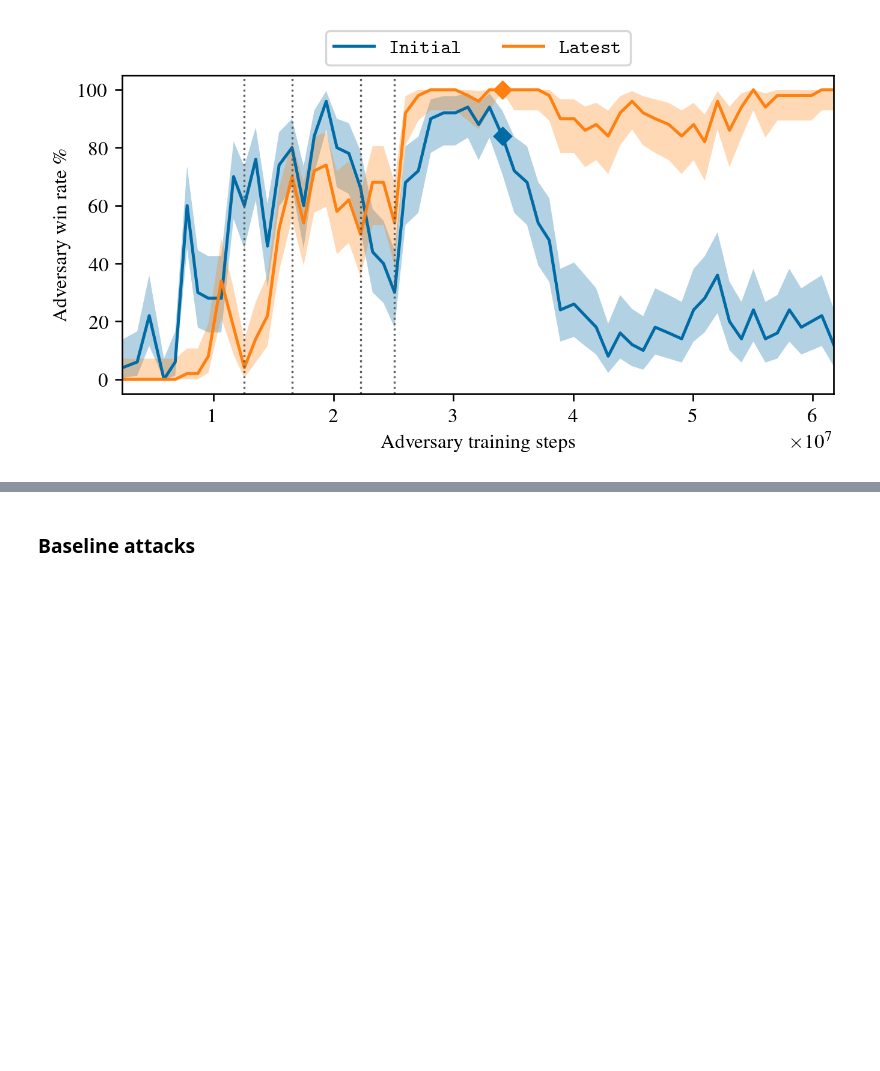
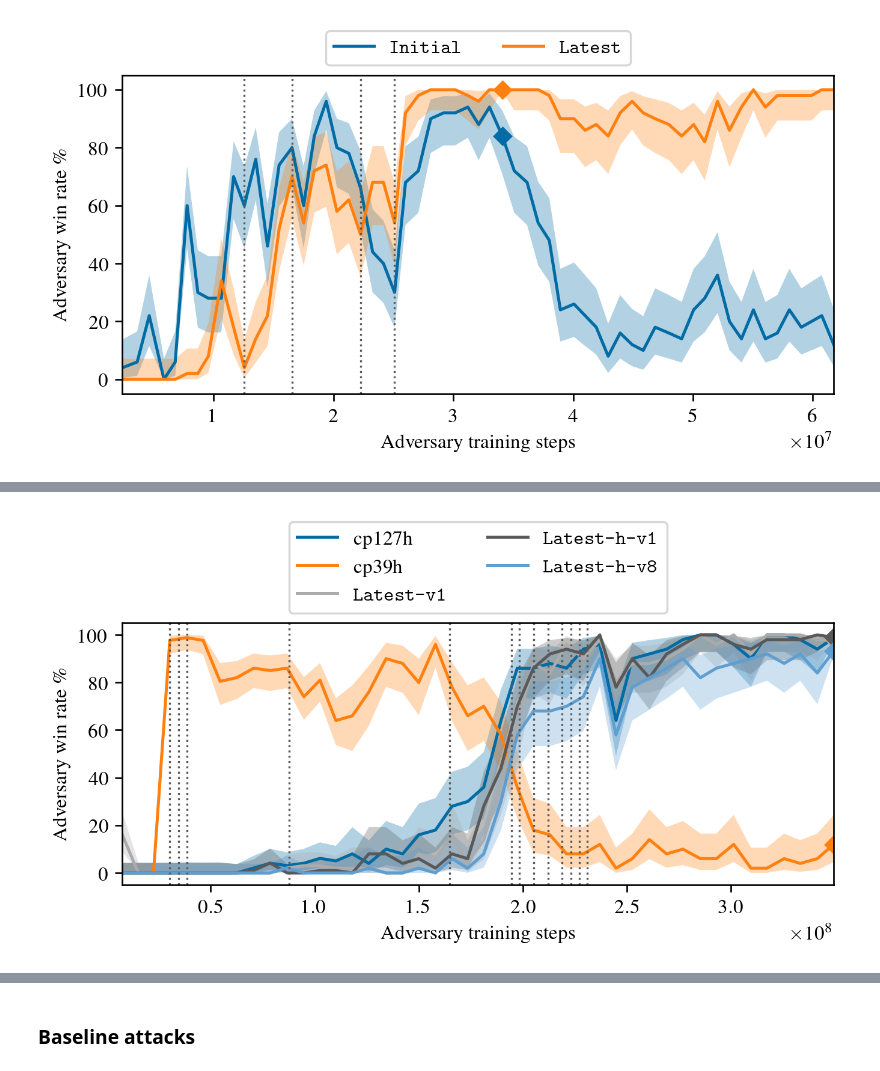
Before and after one commit to AlignmentResearch/KataGoVisualizer, a Jupyter notebook: notebooks/notebooks/iclr2022/plots.ipynb, the cells around one changed output, grey strips where cells are left out. Saved outputs shown, nothing was run; the diff lists cells and outputs as text; code cells hidden in the pictures; blank space fills up the shorter version.

```diff
--- a/notebooks/notebooks/iclr2022/plots.ipynb
+++ b/notebooks/notebooks/iclr2022/plots.ipynb
@@ -877,3 +880,16 @@ plt.legend(loc="lower center", bbox_to_anchor=(0.5, 1.0), ncols=2, fancybox=True
 plt.savefig("adv-training.pgf", backend="pgf")
 # %% [output]
 [figure]
+# %%
+# note(tomtseng): this should be
+# /nas/ucb/k8/go-attack/match/ttseng-hard-adv-checkpoint-sweep-20221108
+# but I'm running this locally
+sgf_paths = game_info.find_sgf_files(
+    pathlib.Path("/Users/t/code/far/data/ttseng-hard-adv-checkpoint-sweep-20221108")
+)
+game_infos = list(game_info.read_and_parse_all_files(sgf_paths, fast_parse=True))
+df = pd.DataFrame(game_infos)
+
+df19 = df.loc[df.board_size == 19]
+df19["adv_win_perc"] = df.adv_win * 100
+len(df), len(df19)
@@ -879,0 +902,75 @@ plt.savefig("adv-training.pgf", backend="pgf")
+# %%
+victim_name_to_plot_label = {
+    'cp39h-v1': "cp39h",
+    'cp127h-v1': "cp127h",
+    'cp505-v1': r"\texttt{Latest-v1}",
+    'cp505h-v1': r"\texttt{Latest-h-v1}",
+    'cp505h-v8': r"\texttt{Latest-h-v8}",
+}
+
+colors = plt.rcParams["axes.prop_cycle"].by_key()["color"]
+fig, axs = plt.subplots(1, 1, constrained_layout=True, figsize=(5.50107, 3), dpi=240)
+
+plt.subplot(1, 1, 1)
+ALPHA = 0.05
+for i, name in enumerate(sorted(df19.victim_name.unique())):
+    victim_df = df19[df19.victim_name == name]
+    ax = (
+        victim_df
+        .groupby("adv_steps")
+        .mean(True)
+        .adv_win_perc.plot(label=victim_name_to_plot_label[name])
+    )
+
+    df_confint = victim_df.groupby("adv_steps").mean(True)
+    conf_df = df_confint.apply(
+        lambda x: proportion_confint(
+            len(victim_df[(victim_df.adv_steps == x.name) & (victim_df.adv_win)]),
+            len(victim_df[victim_df.adv_steps == int(x.name)]),
+            alpha=ALPHA,
+            method="beta",
+        ),
+        axis=1,
+        result_type="expand",
+    )
+    plt.fill_between(df_confint.index, conf_df[0] * 100, conf_df[1] * 100, alpha=0.3)
+    adv_pt = 349284096
+    plt.plot(
+        adv_pt,
+        victim_df
+        .groupby("adv_steps")
+        .mean(True)
+        .adv_win_perc.loc[adv_pt]
+        .item(),
+        "D",
+        color=colors[i],
+    )
+
+
+VICTIM_RANGES = {
+     'victim-kata1-b6c96-s45189632-d6589032-v1.0': (0.0, 30365184.0),
+     'victim-kata1-b6c96-s69427456-d10051148-v1.0': (30365184.0, 34502144.0),
+     'victim-kata1-b6c96-s175395328-d26788732-v1.0': (34502144.0, 38566400.0),
+     'victim-kata1-b10c128-s197428736-d67404019-v1.0': (38566400.0, 87698176.0),
+     'victim-kata1-b15c192-s497233664-d149638345-v1.0': (87698176.0, 164908288.0),
+     'victim-kata1-b20c256x2-s5303129600-d1228401921-v1.0': (164908288.0, 194422784.0),
+     'victim-kata1-b40c256-s5867950848-d1413392747-v1.0': (194422784.0, 198203136.0),
+     'victim-kata1-b40c256-s7455877888-d1808582493-v1.0': (198203136.0, 205049600.0),
+     'victim-kata1-b40c256-s9738904320-d2372933741-v1.0': (205049600.0, 212038912.0),
+     'victim-kata1-b40c256-s11101799168-d2715431527-v1.0': (212038912.0, 218883584.0),
+     'victim-kata1-b40c256-s11840935168-d2898845681-v1.0': (218883584.0, 223021824.0),
+     'victim-kata1-b40c256-s11840935168-d2898845681-v2.0': (227013120.0, 227013120.0),
+     'victim-kata1-b40c256-s11840935168-d2898845681-v4.0': (227013120.0, 230932992.0),
+     'victim-kata1-b40c256-s11840935168-d2898845681-v8.0': (230932992.0, None)
+}
+for _, xc in list(VICTIM_RANGES.values())[:-1]:
+    plt.axvline(x=xc, ls=":", lw=1, color=colors[3])
+
+plt.ylabel(r"Adversary win rate \%")
+plt.xlabel("Adversary training steps")
+plt.margins(x=0)
+plt.legend(loc="lower center", bbox_to_anchor=(0.5, 1.0), ncols=2, fancybox=True)
+
+plt.savefig("adv-training-hardened.pgf", backend="pgf")
+# %% [output]
+[figure, added]
```
Also changed, not shown: parts of 8 cells of this notebook.
